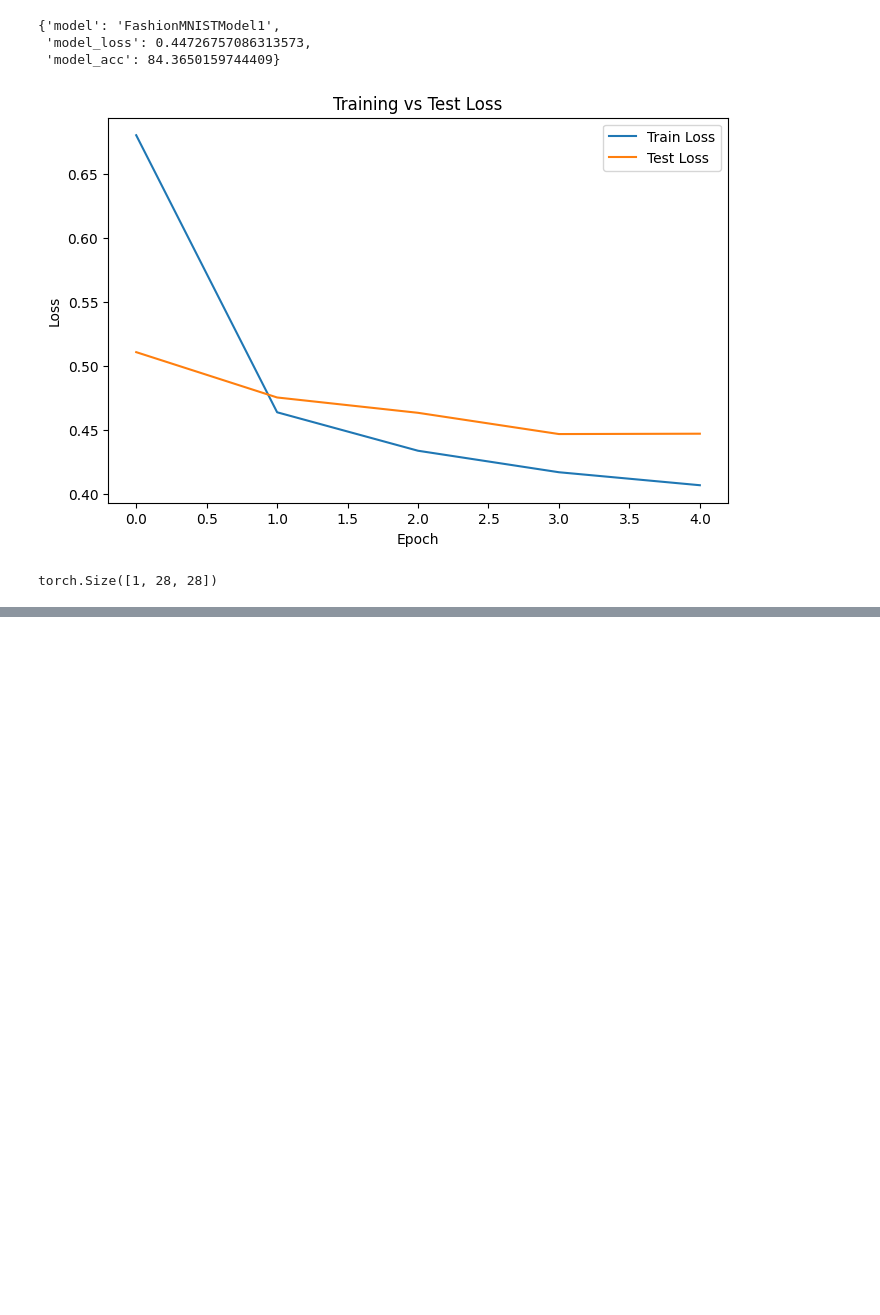
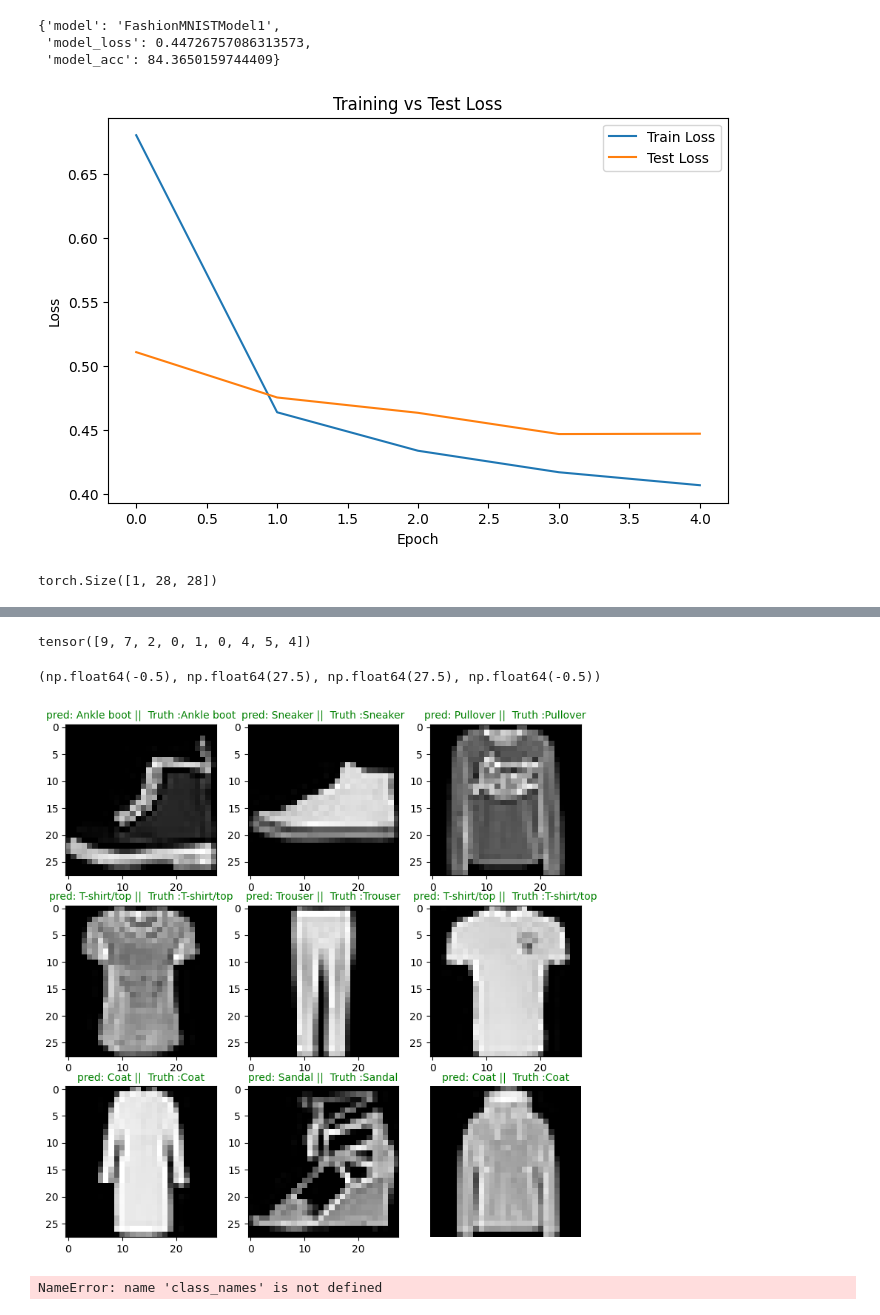
Before and after one commit to CODING-DARSH/DeepLearning, a Jupyter notebook: CNN/FashionMNIST_CNN_Model.ipynb, the cells around one changed output, grey strips where cells are left out. Cells and saved outputs as stored; diff of their text form; code cells hidden in the pictures; blank space fills up the shorter version.

```diff
--- a/CNN/FashionMNIST_CNN_Model.ipynb
+++ b/CNN/FashionMNIST_CNN_Model.ipynb
@@ -751,0 +760,12 @@ ValueError: x and y must have same first dimension, but have shapes (10,) and (0
+# %%
+def make_prediction(model:torch.nn.Module,
+                   data:list):
+    pred_probs=[]
+    model.eval()
+    with torch.inference_mode():
+        for sample in data:
+            sample=torch.unsqueeze(sample,dim=0)
+            pred_logits=model(sample)
+            pred_prob=torch.softmax(pred_logits.squeeze(),dim=0)
+            pred_probs.append(pred_prob)
+    return torch.stack(pred_probs)
@@ -751,0 +790,3 @@ ValueError: x and y must have same first dimension, but have shapes (10,) and (0
+# %%
+pred_probs=make_prediction(model=model_2,data=test_samples)
+pred_probs[:10]
@@ -751,0 +812,44 @@ ValueError: x and y must have same first dimension, but have shapes (10,) and (0
+# %%
+pred_classes=pred_probs.argmax(dim=1)
+pred_classes
+# %% [output]
+tensor([9, 7, 2, 0, 1, 0, 4, 5, 4])
+# %%
+plt.figure(figsize=(9,9))
+nrows=3
+ncols=3
+for i,sample in enumerate(test_samples):
+    plt.subplot(nrows,ncols,i+1)
+    plt.imshow(sample.squeeze(),cmap="gray")
+    pred_label=class_names[pred_classes[i]]
+    truth_label=class_names[test_labels[i]]
+    title_text=f"pred: {pred_label} ||  Truth :{truth_label}"
+    if pred_label==truth_label:
+        plt.title(title_text,fontsize=10,c="g")
+    else :
+        plt.title(title_text,fontsize=10,c="r")
+plt.axis(False)
+# %% [output]
+(np.float64(-0.5), np.float64(27.5), np.float64(27.5), np.float64(-0.5))
+[figure, added]
+# %%
+from torchmetrics import ConfusionMatrix
+from mlxtend.plotting import plot_confusion_matrix
+
+confmat = ConfusionMatrix(
+    task="multiclass",
+    num_classes=len(class_names)
+)
+
+confmat_tensor = confmat(
+    preds=pred_classes,    # your predictions
+    target=test_labels     # true labels
+)
+
+fig, ax = plot_confusion_matrix(
+    conf_mat=confmat_tensor.numpy(),
+    class_names=class_names,
+    figsize=(10, 7)
+)
+# %% [output]
+NameError: name 'class_names' is not defined
```
Also changed, not shown: parts of 12 cells of this notebook.
